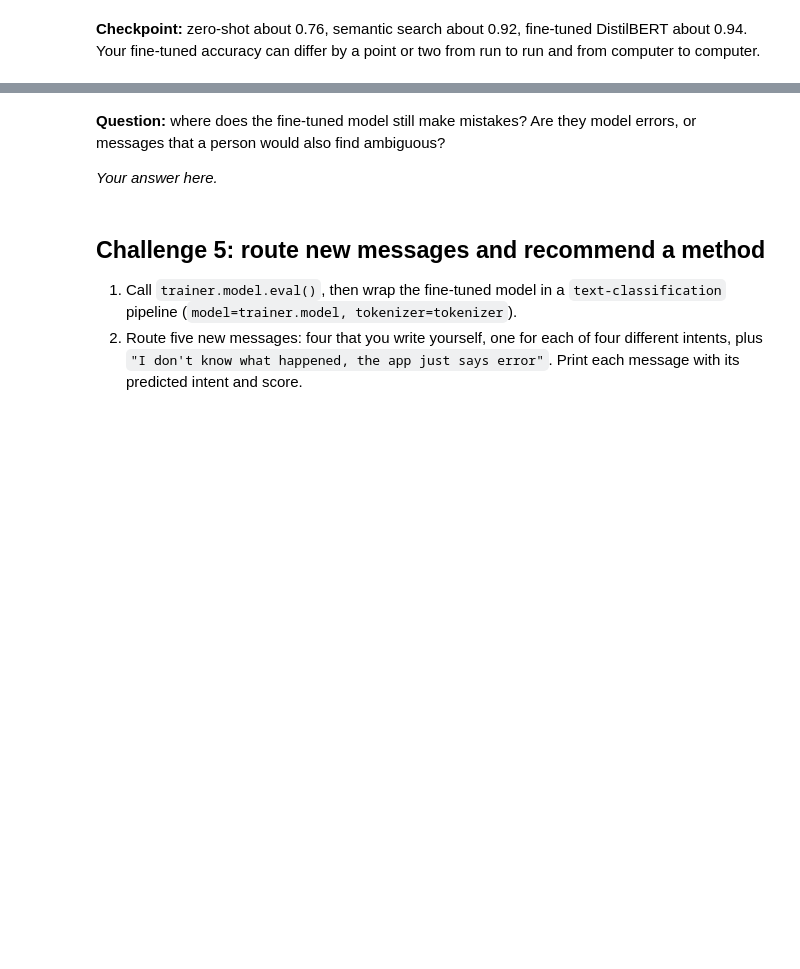
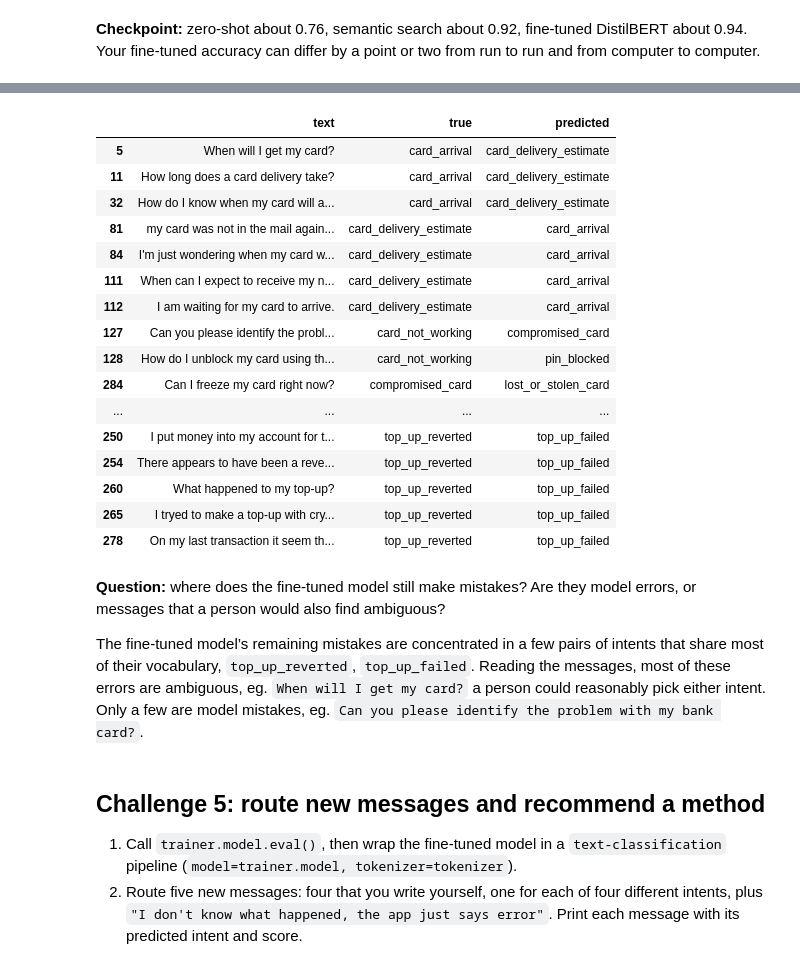
Before and after one commit to ironhack-labs/lab-guided-tutorial-transformers, a Jupyter notebook: your-code/main.ipynb, the cells around one changed output, grey strips where cells are left out. Saved outputs shown, nothing was run; the diff lists cells and outputs as text; code cells hidden in the pictures; blank space fills up the shorter version.

Commit message:
W7D3_Lab1-transformers

```diff
--- a/your-code/main.ipynb
+++ b/your-code/main.ipynb
@@ -73,6 +101,15 @@ Before choosing a model, check what the model will actually read.
 checkpoint = "distilbert/distilbert-base-uncased"
 
 # 1. Tokenizer and the tokens of three messages
-
+three_messages = [
+    "My card hasn't arrived yet",
+    "Someone used my card in Bulgaria!",
+    "Why did my top-up get reverted?"
+    ]
+tokenizer = AutoTokenizer.from_pretrained(checkpoint)
+for text in three_messages:
+    print(f'{text: <35} {tokenizer.tokenize(text)}')
 
 # 2. Number of tokens per training message
+token_counts = train['text'].apply(lambda t: len(tokenizer(t)['input_ids']))
+token_counts.describe()
@@ -182,12 +305,24 @@ Yesterday's semantic search can also classify: give a new message the intent of
 4. Build a DataFrame with one row per method (zero-shot, semantic search, fine-tuned DistilBERT), with the accuracy and the number of labelled messages each one used.
 # %%
 # 1. Embeddings
-
+minilm = SentenceTransformer('all-MiniLM-L6-v2')
+train_vectors = minilm.encode(train['text'].tolist(), normalize_embeddings=True)
+test_vectors = minilm.encode(test['text'].tolist(), normalize_embeddings=True)
 
 # 2. Semantic search as a classifier
-
+similarities = test_vectors @ train_vectors.T
+best = similarities.argmax(axis=1)
+search_pred = train['category'].to_numpy()[best]
+search_accuracy = accuracy_score(test['category'], search_pred)
 
 # 3. Fine-tuned predictions
-
+fine_tuned_ids = trainer.predict(test_data).predictions.argmax(axis=-1)
+fine_tuned_pred = [id2label[i] for i in fine_tuned_ids]
+fine_tuned_accuracy = accuracy_score(test['category'], fine_tuned_pred)
 
 # 4. Comparison table
+comparison = pd.DataFrame({
+    'labelled messages': [0, len(train), len(train)],
+    'accuracy': [zero_shot_accuracy, search_accuracy, fine_tuned_accuracy]
+}, index=['Zero-shot', 'Semantic Search', 'Fine-tuned DistilBERT'])
+comparison.round(3)
@@ -195,3 +335,8 @@ Yesterday's semantic search can also classify: give a new message the intent of
 **Checkpoint:** zero-shot about 0.76, semantic search about 0.92, fine-tuned DistilBERT about 0.94. Your fine-tuned accuracy can differ by a point or two from run to run and from computer to computer.
 # %%
 # 5. Print the classification report of the fine-tuned model, and the 6 most frequent (true, predicted) mistakes
+print(classification_report(test["category"], fine_tuned_pred, digits=3))
+
+errors = pd.DataFrame({"text": test["text"], "true": test["category"], "predicted": fine_tuned_pred})
+errors = errors[errors["true"] != errors["predicted"]]
+errors[["true", "predicted"]].value_counts().head(6)
@@ -198,7 +368,27 @@ Yesterday's semantic search can also classify: give a new message the intent of
+# %%
+errors.sort_values(["true", "predicted"])
+# %% [output]
+|  | text | true | predicted |
+| 5 | When will I get my card? | card_arrival | card_delivery_estimate |
+| 11 | How long does a card delivery take? | card_arrival | card_delivery_estimate |
+| 32 | How do I know when my card will a... | card_arrival | card_delivery_estimate |
+| 81 | my card was not in the mail again... | card_delivery_estimate | card_arrival |
+| 84 | I'm just wondering when my card w... | card_delivery_estimate | card_arrival |
+| 111 | When can I expect to receive my n... | card_delivery_estimate | card_arrival |
+| 112 | I am waiting for my card to arrive. | card_delivery_estimate | card_arrival |
+| 127 | Can you please identify the probl... | card_not_working | compromised_card |
+| 128 | How do I unblock my card using th... | card_not_working | pin_blocked |
+| 284 | Can I freeze my card right now? | compromised_card | lost_or_stolen_card |
+| ... | ... | ... | ... |
+| 250 | I put money into my account for t... | top_up_reverted | top_up_failed |
+| 254 | There appears to have been a reve... | top_up_reverted | top_up_failed |
+| 260 | What happened to my top-up? | top_up_reverted | top_up_failed |
+| 265 | I tryed to make a top-up with cry... | top_up_reverted | top_up_failed |
+| 278 | On my last transaction it seem th... | top_up_reverted | top_up_failed |
 # %% [markdown]
 **Question:** where does the fine-tuned model still make mistakes? Are they model errors, or messages that a person would also find ambiguous?
 
-*Your answer here.*
+The fine-tuned model’s remaining mistakes are concentrated in a few pairs of intents that share most of their vocabulary, `top_up_reverted`, `top_up_failed`. Reading the messages, most of these errors are ambiguous, eg. `When will I get my card?` a person could reasonably pick either intent. Only a few are model mistakes, eg. `Can you please identify the problem with my bank card?`.
 # %% [markdown]
 ## Challenge 5: route new messages and recommend a method
 
```
Also changed, not shown: parts of 15 cells of this notebook.
